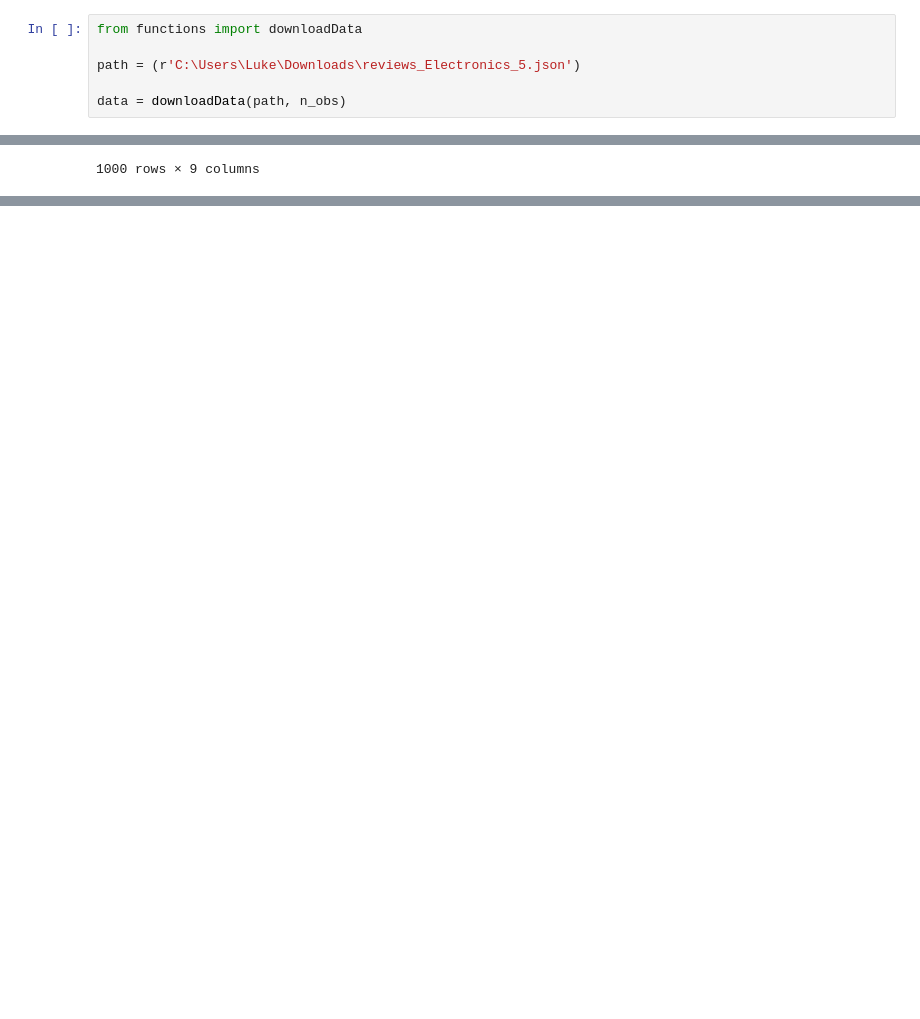
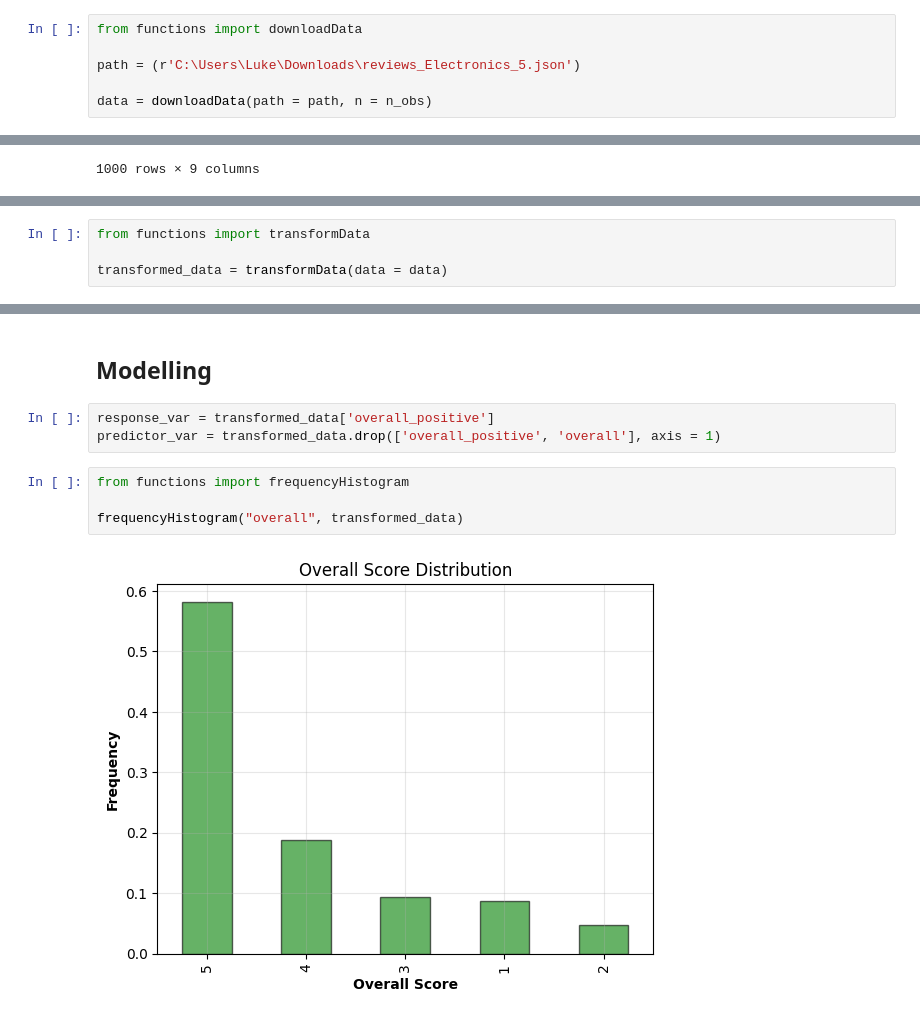
Before and after one commit to EnronMusk/MyRepo, a Jupyter notebook: ReviewGPT/model.ipynb, the cells around one changed output, grey strips where cells are left out. Cells and saved outputs as stored; diff of their text form; blank space fills up the shorter version.

```diff
--- a/ReviewGPT/model.ipynb
+++ b/ReviewGPT/model.ipynb
@@ -19,7 +24,7 @@ from functions import downloadData
 
 path = (r'C:\Users\Luke\Downloads\reviews_Electronics_5.json')
 
-data = downloadData(path, n_obs)
+data = downloadData(path = path, n = n_obs)
 # %%
 data
 # %% [output]
@@ -58,0 +44,4 @@ ai.Model.list()
+# %%
+from functions import transformData
+
+transformed_data = transformData(data = data)
@@ -58,0 +64,11 @@ ai.Model.list()
+# %% [markdown]
+## Modelling
+# %%
+response_var = transformed_data['overall_positive']
+predictor_var = transformed_data.drop(['overall_positive', 'overall'], axis = 1)
+# %%
+from functions import frequencyHistogram
+
+frequencyHistogram("overall", transformed_data)
+# %% [output]
+[figure, added]
```
Also changed, not shown: parts of 10 cells of this notebook, 1 other file.
